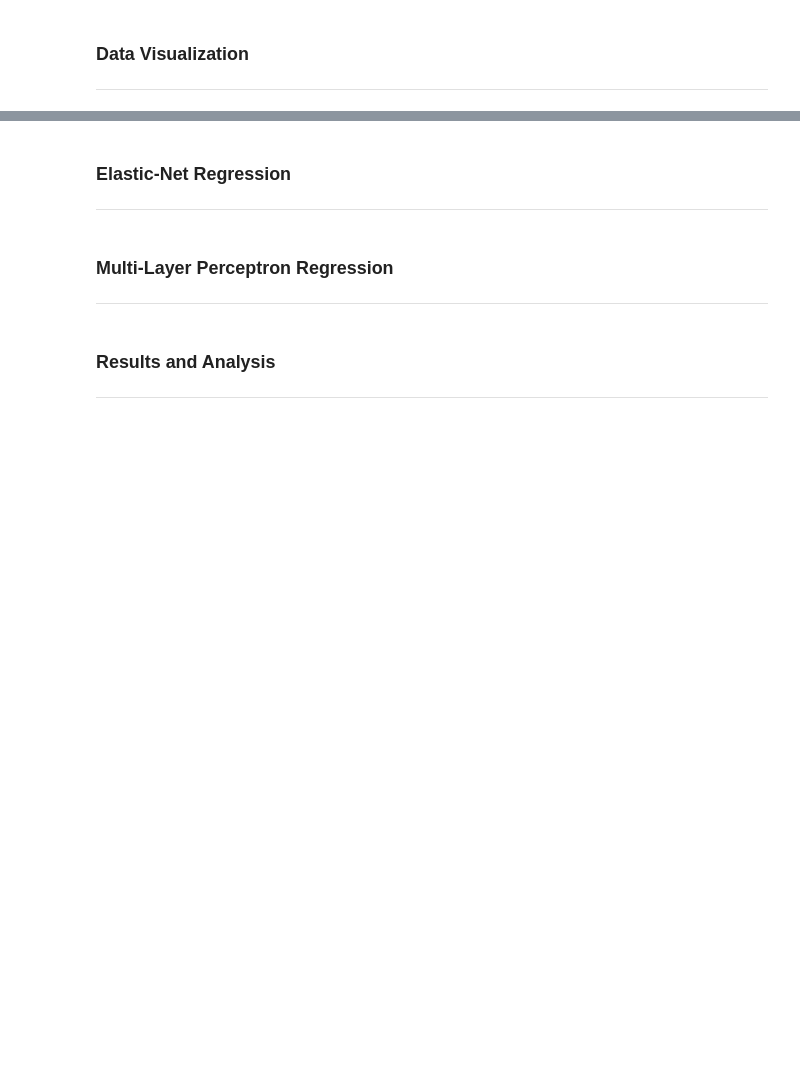
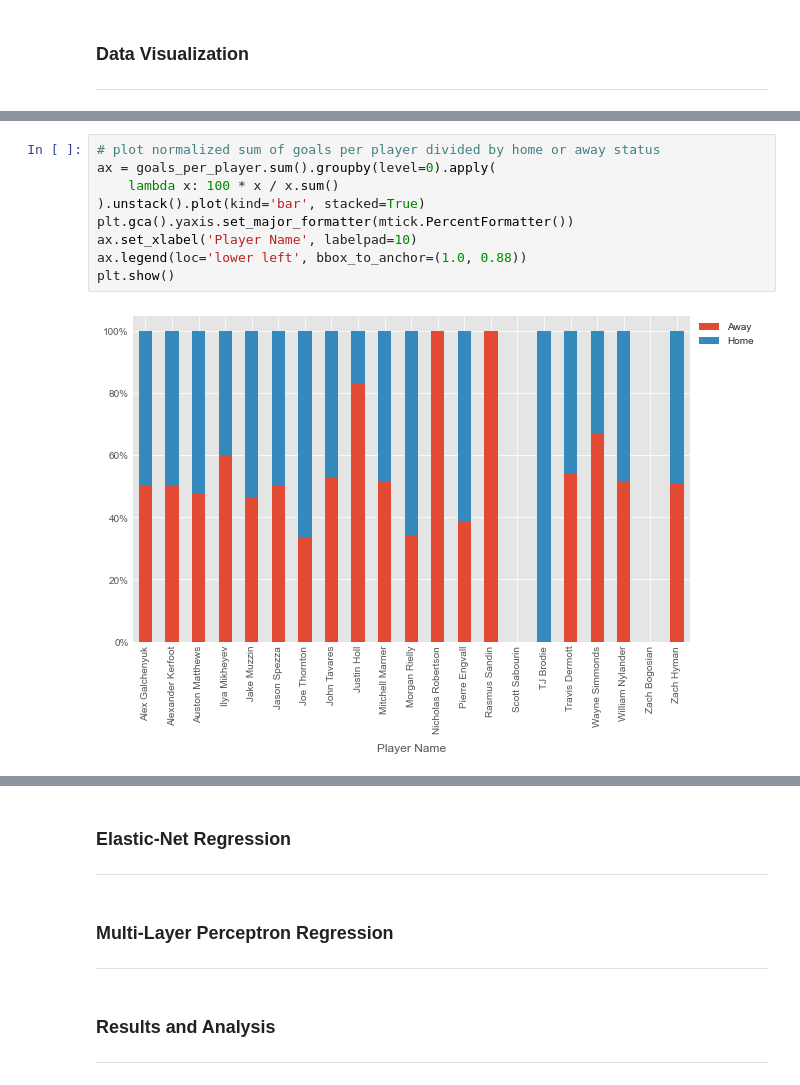
Before and after one commit to tangtan2/50_In_07, a Jupyter notebook: python/src/notebooks/player_goals_regression.ipynb, the cells around one changed output, grey strips where cells are left out. Drawn from its saved outputs; the diff is of its cells as text; blank space fills up the shorter version.

```diff
--- a/python/src/notebooks/player_goals_regression.ipynb
+++ b/python/src/notebooks/player_goals_regression.ipynb
@@ -34,0 +121,11 @@ plt.rcParams['figure.figsize'] = (10, 6)
+# %%
+# plot normalized sum of goals per player divided by home or away status
+ax = goals_per_player.sum().groupby(level=0).apply(
+    lambda x: 100 * x / x.sum()
+).unstack().plot(kind='bar', stacked=True)
+plt.gca().yaxis.set_major_formatter(mtick.PercentFormatter())
+ax.set_xlabel('Player Name', labelpad=10)
+ax.legend(loc='lower left', bbox_to_anchor=(1.0, 0.88))
+plt.show()
+# %% [output]
+[figure, added]
```
Also changed, not shown: parts of 13 cells of this notebook, 1 other file.
